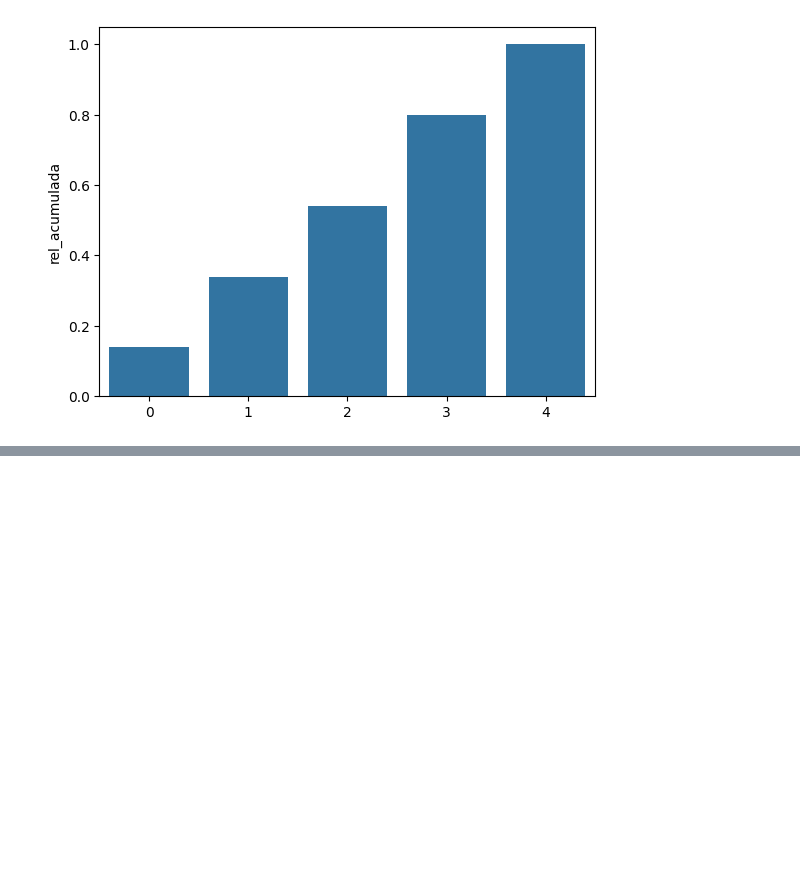
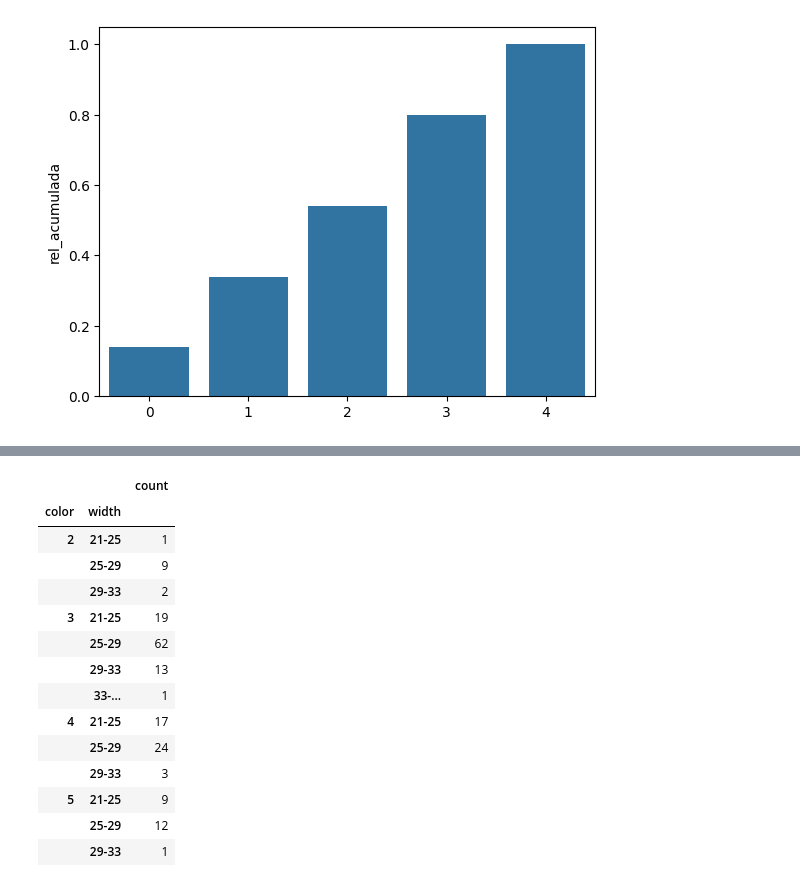
Before and after one commit to sebastian9610/Frogames, a Jupyter notebook: Estadistica-Descriptiva-RStudio-y-Python/EstDescriptiva-Datos-Ordinales/Apuntes-Ordinales.ipynb, the cells around one changed output, grey strips where cells are left out. Saved outputs shown, nothing was run; the diff lists cells and outputs as text; code cells hidden in the pictures; blank space fills up the shorter version.

```diff
--- a/Estadistica-Descriptiva-RStudio-y-Python/EstDescriptiva-Datos-Ordinales/Apuntes-Ordinales.ipynb
+++ b/Estadistica-Descriptiva-RStudio-y-Python/EstDescriptiva-Datos-Ordinales/Apuntes-Ordinales.ipynb
@@ -75,0 +124,18 @@ sns.barplot(df_tabla['rel_acumulada']);
+# %%
+(df_crab_1.groupby(['color','width'], as_index=True, observed=True).agg(count=('color','count')))
+# %% [output]
+|  |  | count |
+| color | width |  |
+| 2 | 21-25 | 1 |
+|  | 25-29 | 9 |
+|  | 29-33 | 2 |
+| 3 | 21-25 | 19 |
+|  | 25-29 | 62 |
+|  | 29-33 | 13 |
+|  | 33-... | 1 |
+| 4 | 21-25 | 17 |
+|  | 25-29 | 24 |
+|  | 29-33 | 3 |
+| 5 | 21-25 | 9 |
+|  | 25-29 | 12 |
+|  | 29-33 | 1 |
```
Also changed, not shown: parts of 6 cells of this notebook, 1 other file.
